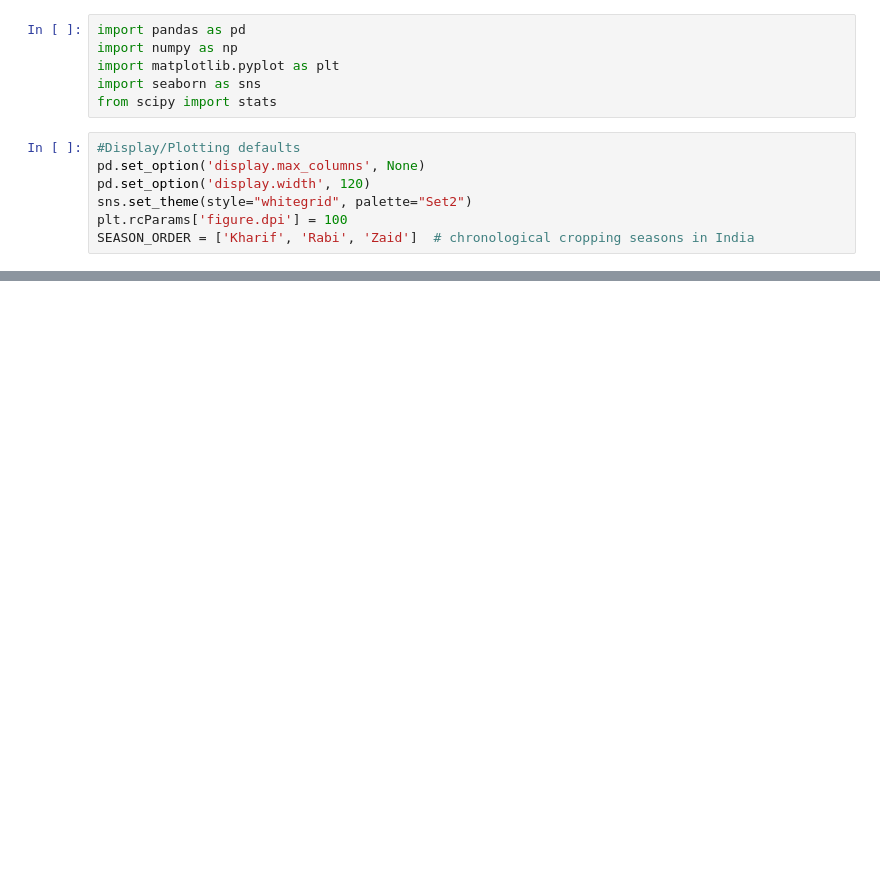
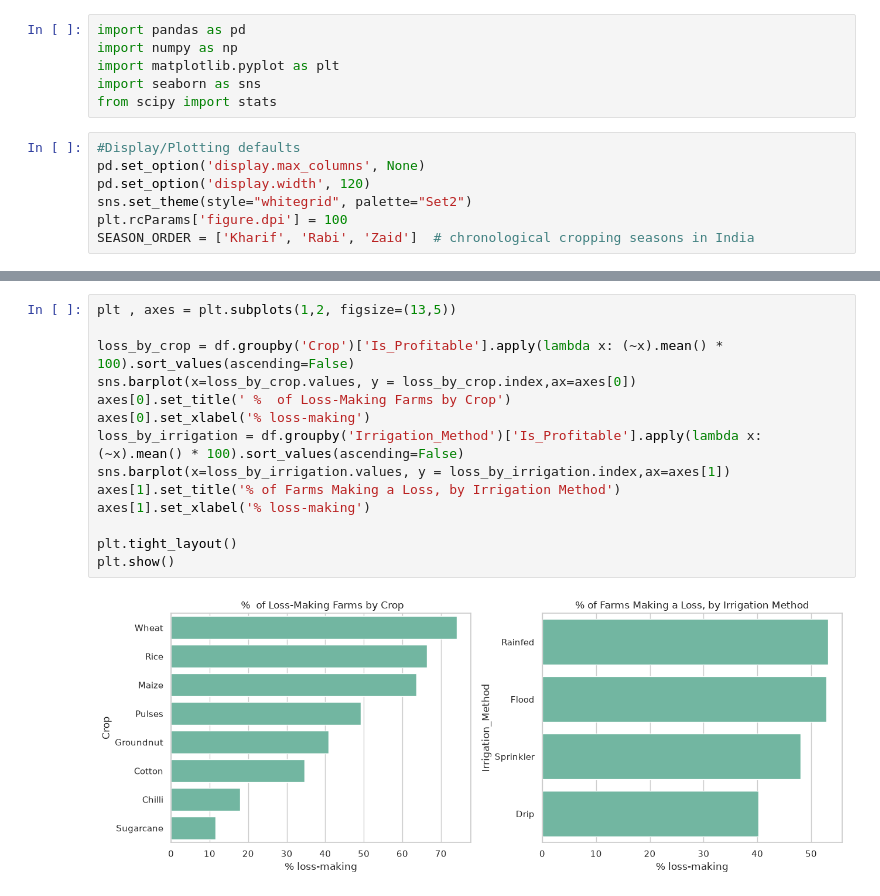
Before and after one commit to ghalsasinachiket-creator/seasonal-agro-analysis, a Jupyter notebook: analysis.ipynb, the cells around one changed output, grey strips where cells are left out. Saved outputs shown, nothing was run; the diff lists cells and outputs as text; blank space fills up the shorter version.

```diff
--- a/analysis.ipynb
+++ b/analysis.ipynb
@@ -239,0 +424,16 @@ print(f"8. Irrigation method usage is "
+# %%
+plt , axes = plt.subplots(1,2, figsize=(13,5))
+
+loss_by_crop = df.groupby('Crop')['Is_Profitable'].apply(lambda x: (~x).mean() * 100).sort_values(ascending=False)
+sns.barplot(x=loss_by_crop.values, y = loss_by_crop.index,ax=axes[0])
+axes[0].set_title(' %  of Loss-Making Farms by Crop')
+axes[0].set_xlabel('% loss-making')
+loss_by_irrigation = df.groupby('Irrigation_Method')['Is_Profitable'].apply(lambda x: (~x).mean() * 100).sort_values(ascending=False)
+sns.barplot(x=loss_by_irrigation.values, y = loss_by_irrigation.index,ax=axes[1])
+axes[1].set_title('% of Farms Making a Loss, by Irrigation Method')
+axes[1].set_xlabel('% loss-making')
+
+plt.tight_layout()
+plt.show()
+# %% [output]
+[figure, added]
```
Also changed, not shown: parts of 28 cells of this notebook, 1 other file.
